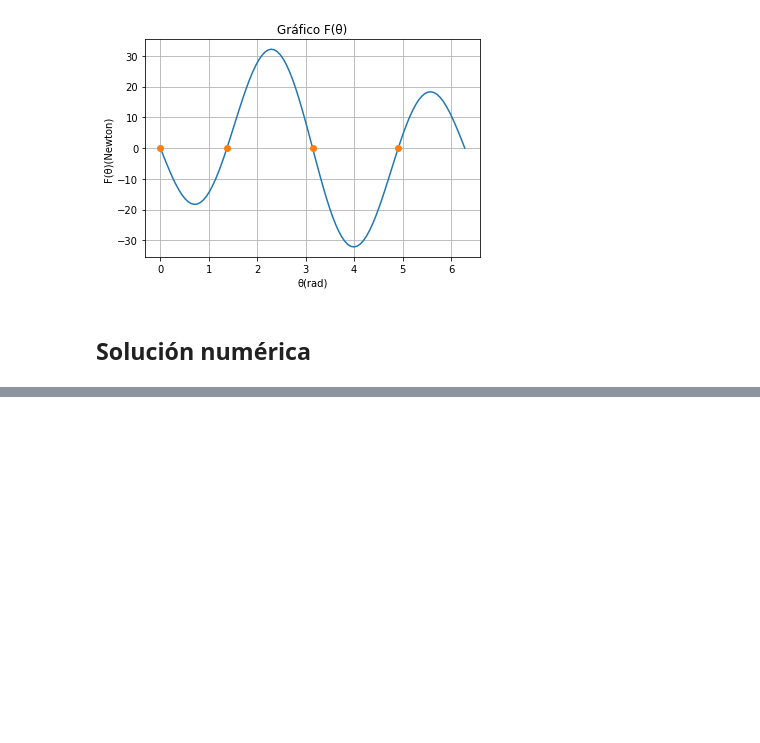
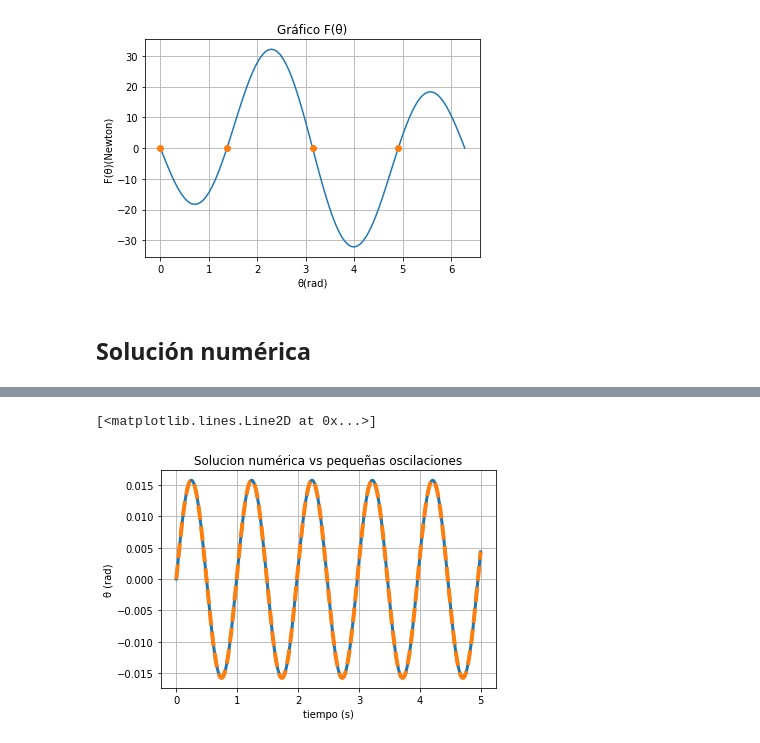
Before and after one commit to LautaroCJohnson/TP-Fisica-I, a Jupyter notebook: TP Computacional.ipynb, the cells around one changed output, grey strips where cells are left out. Drawn from its saved outputs; the diff is of its cells as text; code cells hidden in the pictures; blank space fills up the shorter version.

Commit message:
Se agrega Punto 4 sin el item opcional

```diff
--- a/TP Computacional.ipynb
+++ b/TP Computacional.ipynb
@@ -82,0 +80,34 @@ plt.grid()
+# %%
+#Item C
+
+# phi = 0
+# omega_0 = np.sqrt(k/m - g/R)
+# A = 0.1/omega_0
+omega_0 = np.sqrt(k/m - g/R) ##
+A = -thetap_0/omega_0 ##
+phi = np.pi/2 ##
+# %%
+dt = 0.00625
+t_i2 = 0 # tiempo inicial
+t_f2 = 5 # tiempo final
+
+t_array = np.linspace(t_i2, t_f2, 500)
+
+solucion = odeint(ecdif, X0, t_array) # en vez de pasarle un dt le pasamos el array de tiempos en el que queremos la sol.
+theta_odeint = solucion[:,0]
+
+plt.plot(t_array, theta_odeint, '-', label='Odeint', lw=3)
+plt.xlabel('tiempo (s)')
+plt.ylabel('θ (rad)')
+plt.grid()
+plt.title("Solucion numérica vs pequeñas oscilaciones")
+
+# Pequeñas oscilaciones
+
+#tita_aprox = A*np.sin(omega_0*t_array + phi)
+tita_aprox = A*np.cos(omega_0*t_array + phi)
+
+plt.plot(t_array, tita_aprox, '--', label='osci', lw=4)
+# %% [output]
+[<matplotlib.lines.Line2D at 0x...>]
+[figure, added]
```
Also changed, not shown: parts of 6 cells of this notebook.
